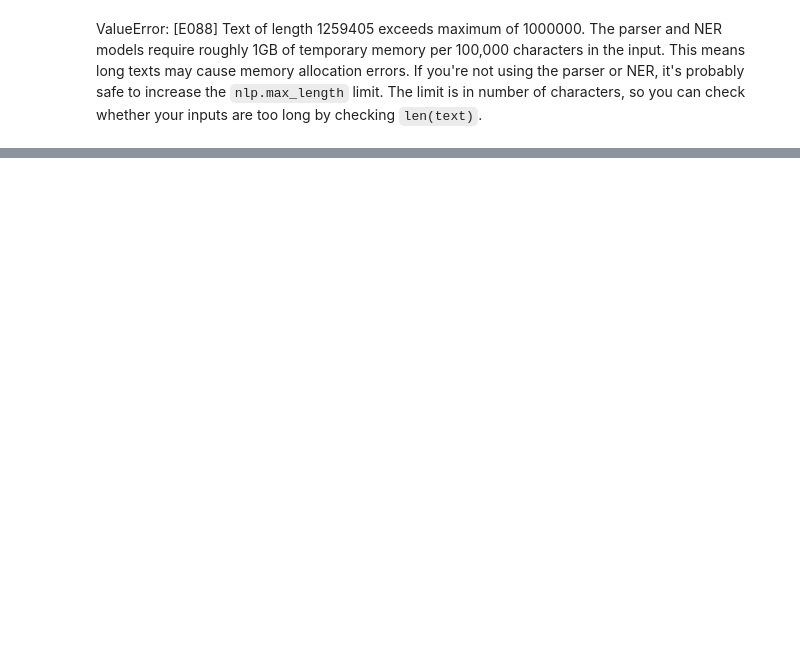
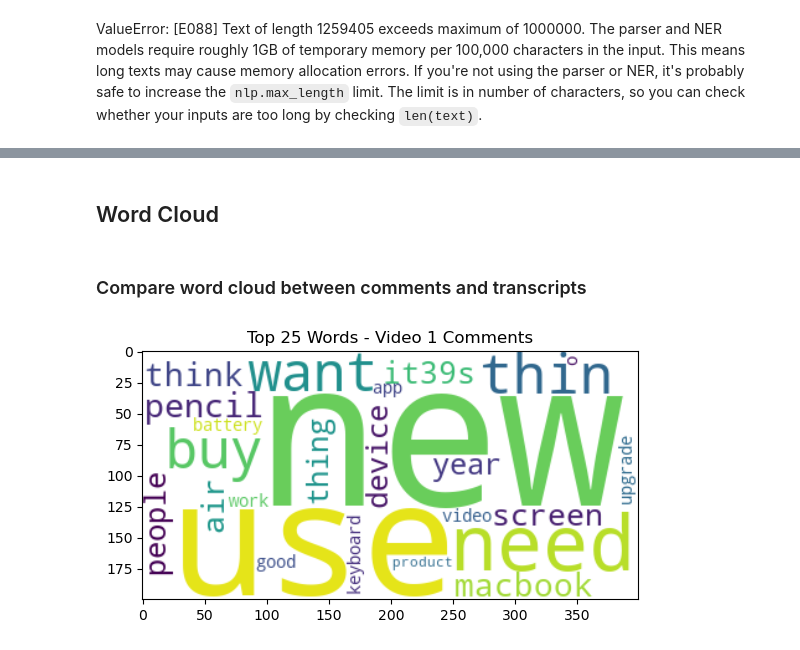
Before and after one commit to kaicl/DH101_Project, a Jupyter notebook: What Do Youtube Comments Tell Us.ipynb, the cells around one changed output, grey strips where cells are left out. Drawn from its saved outputs; the diff is of its cells as text; code cells hidden in the pictures; blank space fills up the shorter version.

```diff
--- a/What Do Youtube Comments Tell Us.ipynb
+++ b/What Do Youtube Comments Tell Us.ipynb
@@ -346,5 +257,0 @@ video5_transcript_no_stops
-# %%
-def lemmatizer_function(tokens):
-    words = ' '.join(tokens)
-    doc = nlp(words)
-    return [token.lemma_ for token in doc]
@@ -351,2 +260,5 @@ def lemmatizer_function(tokens):
+# %%
+nlp = spacy.load("en_core_web_lg", disable=["near", "textcat"])
+nlp.max_length = 2000000
 # %% [markdown]
 ValueError: [E088] Text of length 1259405 exceeds maximum of 1000000. The parser and NER models require roughly 1GB of temporary memory per 100,000 characters in the input. This means long texts may cause memory allocation errors. If you're not using the parser or NER, it's probably safe to increase the `nlp.max_length` limit. The limit is in number of characters, so you can check whether your inputs are too long by checking `len(text)`.
@@ -374,0 +356,23 @@ video5_transcript_lemma = lemmatizer_function(video5_transcript_no_stops)
+# %%
+additional_keyword = ["ipad", "apple", "pro", "s", "t","m", "ve", "it39", "it39s", '"', '“', "’s", ",","…", ".", "-","’", "’","―","–","—","—", "’", ' ']
+# it39 == &#39 == it'
+
+# Video 1
+video1_comments_additional = [x for x in video1_comments_lemma if x not in additional_keyword]
+video1_transcript_additional = [x for x in video1_transcript_lemma if x not in additional_keyword]
+
+# Video 2
+video2_comments_additional = [x for x in video2_comments_lemma if x not in additional_keyword]
+video2_transcript_additional = [x for x in video2_transcript_lemma if x not in additional_keyword]
+
+# Video 3
+video3_comments_additional = [x for x in video3_comments_lemma if x not in additional_keyword]
+video3_transcript_additional = [x for x in video3_transcript_lemma if x not in additional_keyword]
+
+# Video 4
+video4_comments_additional = [x for x in video4_comments_lemma if x not in additional_keyword]
+video4_transcript_additional = [x for x in video4_transcript_lemma if x not in additional_keyword]
+
+# Video 5
+video5_comments_additional = [x for x in video5_comments_lemma if x not in additional_keyword]
+video5_transcript_additional = [x for x in video5_transcript_lemma if x not in additional_keyword]
@@ -374,0 +420,18 @@ video5_transcript_lemma = lemmatizer_function(video5_transcript_no_stops)
+# %% [markdown]
+## Word Cloud
+# %% [markdown]
+### Compare word cloud between comments and transcripts
+# %%
+def to_string(tokens):
+    string = ""
+    for i in tokens:
+        string = string + " " +i
+    return string
+# %%
+# Video 1
+wordcloud_video1_comment = WordCloud(max_words = 50, background_color = "white", collocations=False).generate(to_string(video1_comments_additional))
+plt.imshow(wordcloud_video1_comment, interpolation='bilinear')
+plt.title('Top 25 Words - Video 1 Comments')
+plt.show;
+# %% [output]
+[figure, added]
```
Also changed, not shown: parts of 38 cells of this notebook.
